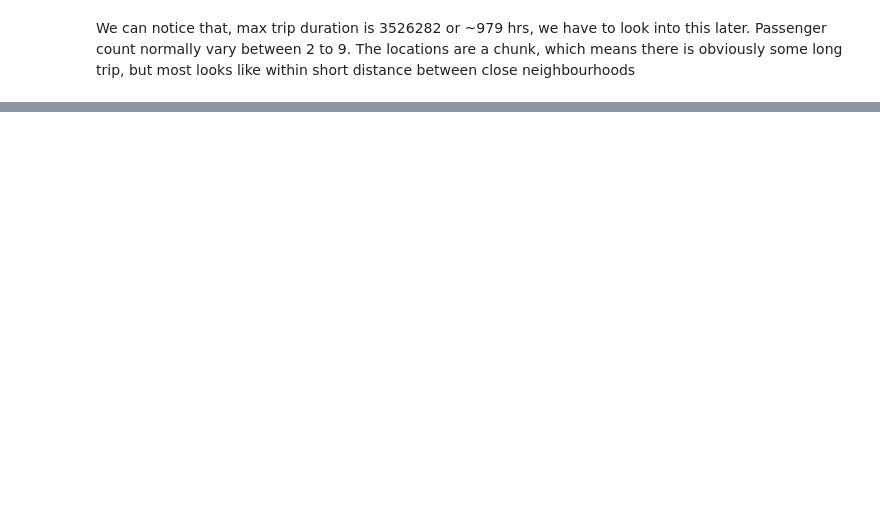
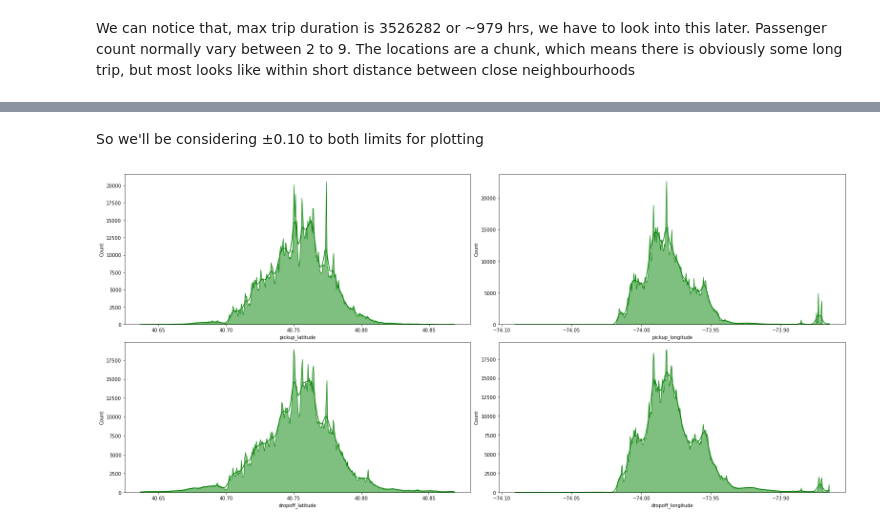
Before and after one commit to sdwaghmare1998/NYC-Taxi-Trip-Time-Prediction, a Jupyter notebook: NYC_Taxi_Trip_Time_Prediction_Capstone_Project_by_Saurabh_Waghmare.ipynb, the cells around one changed output, grey strips where cells are left out. Drawn from its saved outputs; the diff is of its cells as text; code cells hidden in the pictures; blank space fills up the shorter version.

```diff
--- a/NYC_Taxi_Trip_Time_Prediction_Capstone_Project_by_Saurabh_Waghmare.ipynb
+++ b/NYC_Taxi_Trip_Time_Prediction_Capstone_Project_by_Saurabh_Waghmare.ipynb
@@ -171,0 +200,21 @@ We can notice that, max trip duration is 3526282 or ~979 hrs, we have to look in
+# %% [markdown]
+So we'll be considering ±0.10 to both limits for plotting
+# %%
+lat_limits = [40.7366156578064-0.10, 40.76908493041992+0.10]
+long_limits = [-73.99159622192383-0.10, -73.96517181396484+0.10]
+
+temp_dataFrame = dataFrame.copy()
+temp_dataFrame = temp_dataFrame.loc[(temp_dataFrame.pickup_latitude > lat_limits[0]) & (temp_dataFrame.pickup_latitude < lat_limits[1])]
+temp_dataFrame = temp_dataFrame.loc[(temp_dataFrame.dropoff_latitude > lat_limits[0]) & (temp_dataFrame.dropoff_latitude < lat_limits[1])]
+temp_dataFrame = temp_dataFrame.loc[(temp_dataFrame.dropoff_longitude > long_limits[0]) & (temp_dataFrame.dropoff_longitude < long_limits[1])]
+temp_dataFrame = temp_dataFrame.loc[(temp_dataFrame.pickup_longitude > long_limits[0]) & (temp_dataFrame.pickup_longitude < long_limits[1])]
+
+fig, axes = plt.subplots(nrows=2, ncols=2, figsize=(22, 10))
+axes = axes.flatten()
+
+for col, ax in zip(['pickup_latitude', 'pickup_longitude', 'dropoff_latitude', 'dropoff_longitude'], axes):
+    sns.histplot(x=col, data=temp_dataFrame,color='green' ,ax=ax, kde=True, element='poly')
+
+plt.tight_layout(h_pad=0.5, w_pad=0.8)
+# %% [output]
+[figure, added]
```
Also changed, not shown: parts of 14 cells of this notebook.
